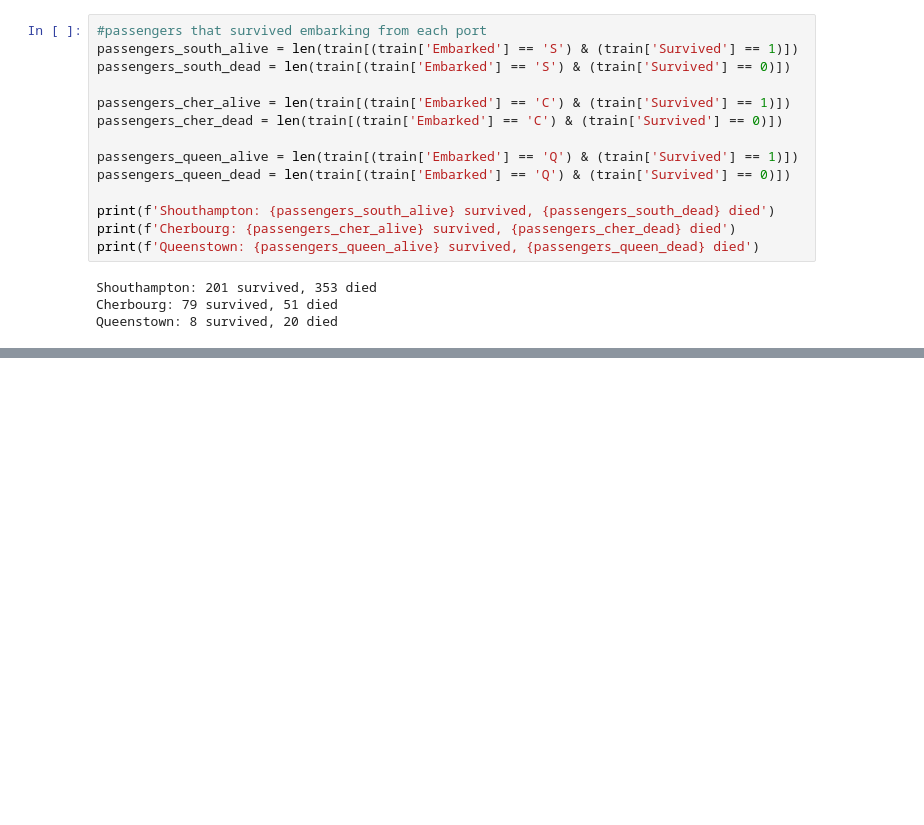
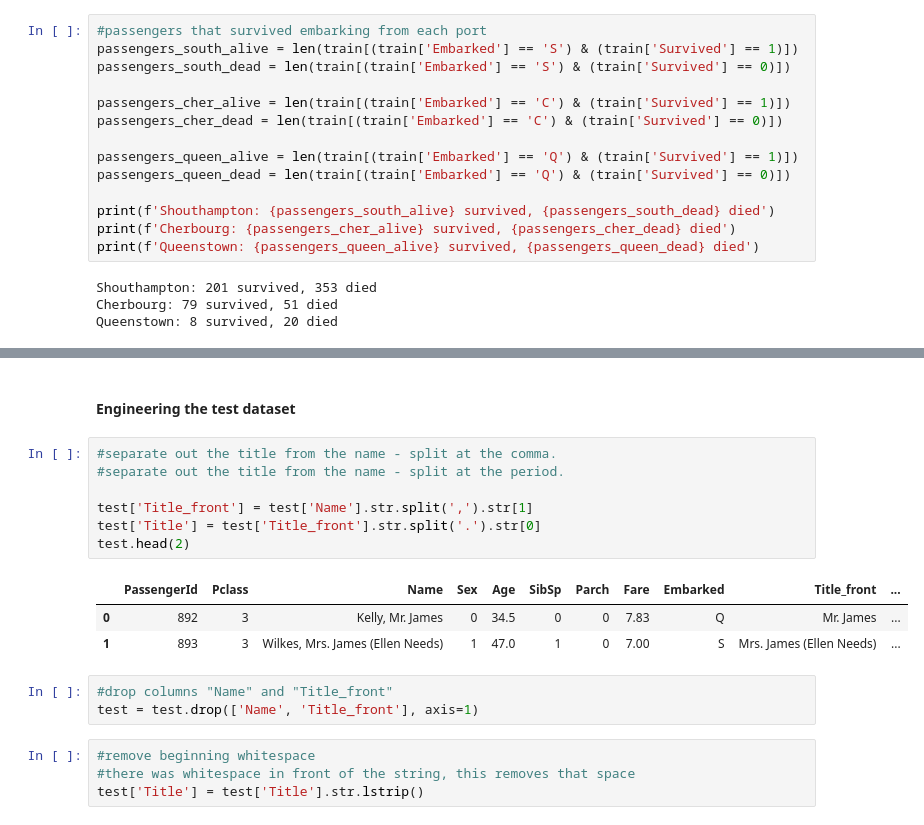
Before and after one commit to akobe4/Kaggle-Titanic-Machine-Learning-from-Disaster, a Jupyter notebook: Notebooks/Titanic_Notebook.ipynb, the cells around one changed output, grey strips where cells are left out. Saved outputs shown, nothing was run; the diff lists cells and outputs as text; blank space fills up the shorter version.

```diff
--- a/Notebooks/Titanic_Notebook.ipynb
+++ b/Notebooks/Titanic_Notebook.ipynb
@@ -285,0 +349,20 @@ Queenstown: 8 survived, 20 died
+# %% [markdown]
+#### Engineering the test dataset
+# %%
+#separate out the title from the name - split at the comma.
+#separate out the title from the name - split at the period.
+
+test['Title_front'] = test['Name'].str.split(',').str[1]
+test['Title'] = test['Title_front'].str.split('.').str[0]
+test.head(2)
+# %% [output]
+|  | PassengerId | Pclass | Name | Sex | Age | SibSp | Parch | Fare | Embarked | Title_front | ... |
+| 0 | 892 | 3 | Kelly, Mr. James | 0 | 34.5 | 0 | 0 | 7.83 | Q | Mr. James | ... |
+| 1 | 893 | 3 | Wilkes, Mrs. James (Ellen Needs) | 1 | 47.0 | 1 | 0 | 7.00 | S | Mrs. James (Ellen Needs) | ... |
+# %%
+#drop columns "Name" and "Title_front"
+test = test.drop(['Name', 'Title_front'], axis=1)
+# %%
+#remove beginning whitespace
+#there was whitespace in front of the string, this removes that space
+test['Title'] = test['Title'].str.lstrip()
```
Also changed, not shown: parts of 24 cells of this notebook.
